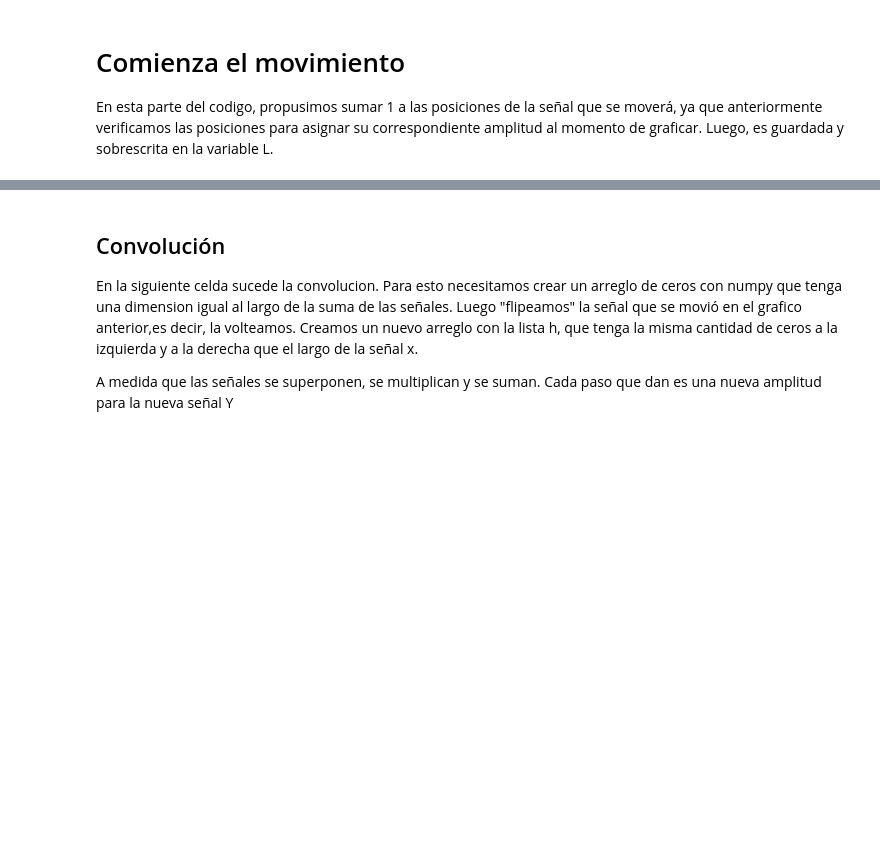
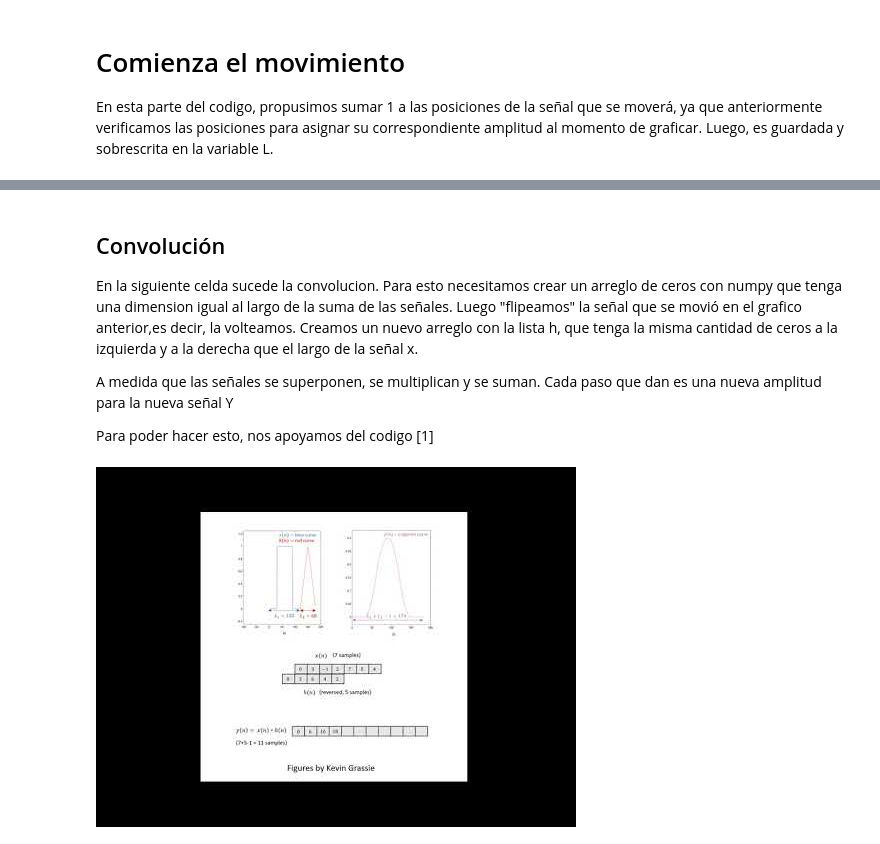
Before and after one commit to Felipe-Veli/Repositorio-1, a Jupyter notebook: Trabajo_Conv.ipynb, the cells around one changed output, grey strips where cells are left out. Saved outputs shown, nothing was run; the diff lists cells and outputs as text; code cells hidden in the pictures; blank space fills up the shorter version.

Commit message:
Se agregó video convolucion

```diff
--- a/Trabajo_Conv.ipynb
+++ b/Trabajo_Conv.ipynb
@@ -206,6 +310,13 @@ print("n alterado:",n2)
 En la siguiente celda sucede la convolucion. Para esto necesitamos crear un arreglo de ceros con numpy que tenga una dimension igual al largo de la suma de las señales. Luego "flipeamos" la señal que se movió en el grafico anterior,es decir, la volteamos. Creamos un nuevo arreglo con la lista h, que tenga la misma cantidad de ceros a la izquierda y a la derecha que el largo de la señal x.
 
 A medida que las señales se superponen, se multiplican y se suman. Cada paso que dan es una nueva amplitud para la nueva señal Y
+
+Para poder hacer esto, nos apoyamos del codigo [1]
+# %%
+#YouTubeVideo('ctn4MKATJOs')
+YouTubeVideo('ctn4MKATJOs')
+# %% [output]
+[figure, added]
 # %%
 #convolucion
 
```
Also changed, not shown: parts of 11 cells of this notebook.
